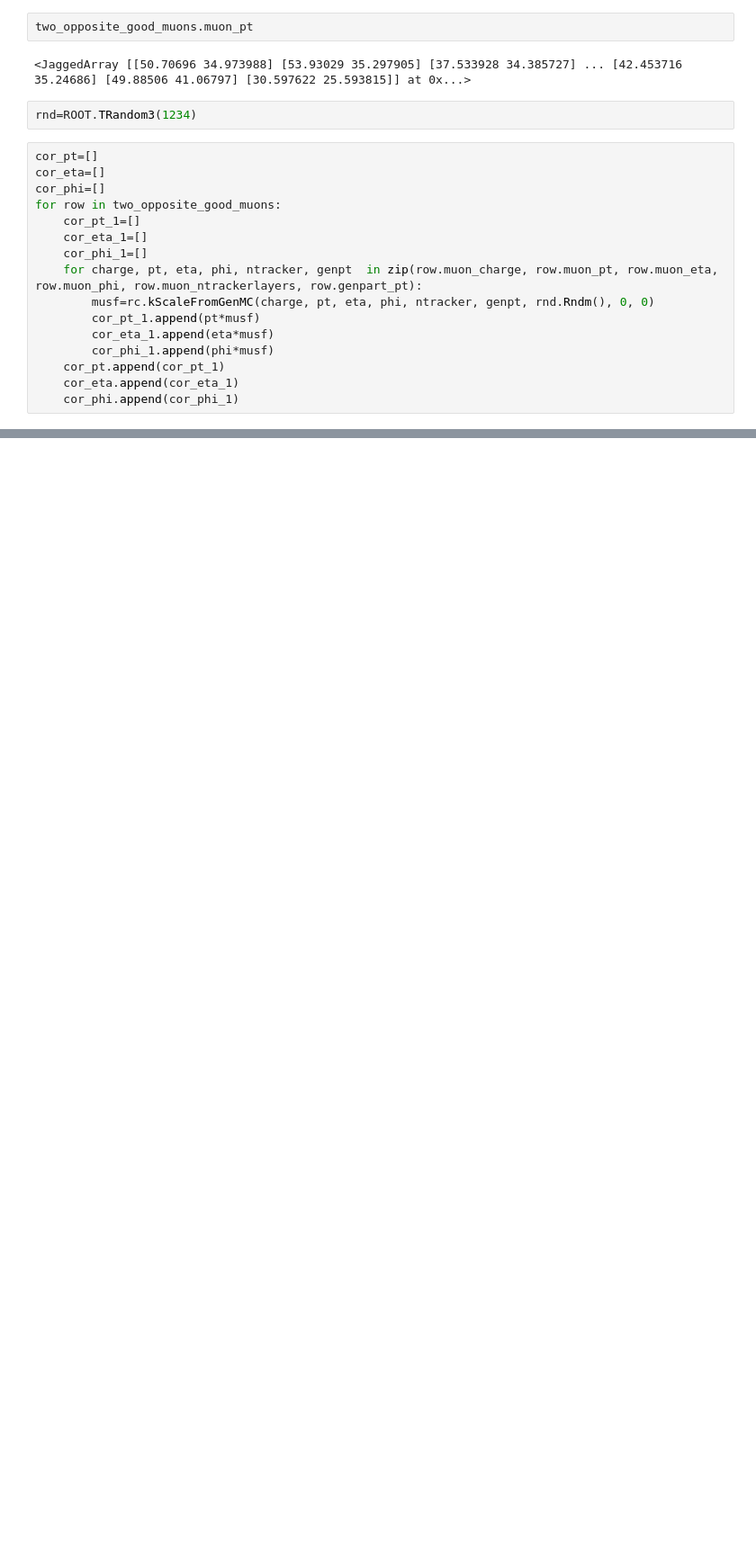
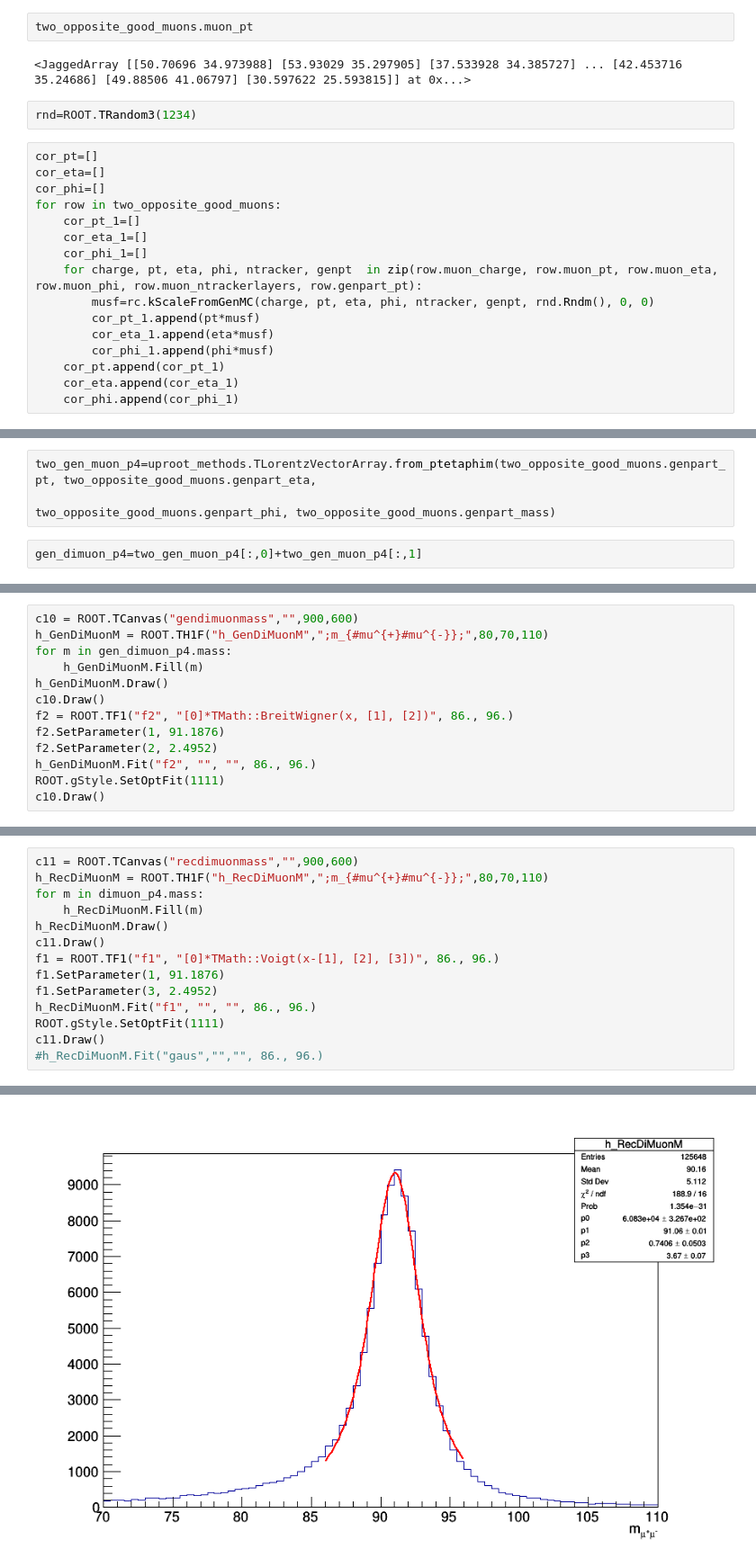
Before and after one commit to Taiantuia/MuonHATSatLPC2020, a Jupyter notebook: Exercise-2-Muon-momentum-scale-and-resolution-corrections.ipynb, the cells around one changed output, grey strips where cells are left out. Shown at 90% size. Cells and saved outputs as stored; diff of their text form; blank space fills up the shorter version.

```diff
--- a/Exercise-2-Muon-momentum-scale-and-resolution-corrections.ipynb
+++ b/Exercise-2-Muon-momentum-scale-and-resolution-corrections.ipynb
@@ -424,0 +443,5 @@ ak.fromiter(cor_pt)
+# %%
+two_gen_muon_p4=uproot_methods.TLorentzVectorArray.from_ptetaphim(two_opposite_good_muons.genpart_pt, two_opposite_good_muons.genpart_eta,
+                                                                  two_opposite_good_muons.genpart_phi, two_opposite_good_muons.genpart_mass)
+# %%
+gen_dimuon_p4=two_gen_muon_p4[:,0]+two_gen_muon_p4[:,1]
@@ -424,0 +463,13 @@ ak.fromiter(cor_pt)
+# %%
+c10 = ROOT.TCanvas("gendimuonmass","",900,600)
+h_GenDiMuonM = ROOT.TH1F("h_GenDiMuonM",";m_{#mu^{+}#mu^{-}};",80,70,110)
+for m in gen_dimuon_p4.mass:
+    h_GenDiMuonM.Fill(m)
+h_GenDiMuonM.Draw()
+c10.Draw()
+f2 = ROOT.TF1("f2", "[0]*TMath::BreitWigner(x, [1], [2])", 86., 96.)
+f2.SetParameter(1, 91.1876)
+f2.SetParameter(2, 2.4952)
+h_GenDiMuonM.Fit("f2", "", "", 86., 96.)
+ROOT.gStyle.SetOptFit(1111)
+c10.Draw()
@@ -424,0 +487,15 @@ ak.fromiter(cor_pt)
+# %%
+c11 = ROOT.TCanvas("recdimuonmass","",900,600)
+h_RecDiMuonM = ROOT.TH1F("h_RecDiMuonM",";m_{#mu^{+}#mu^{-}};",80,70,110)
+for m in dimuon_p4.mass:
+    h_RecDiMuonM.Fill(m)
+h_RecDiMuonM.Draw()
+c11.Draw()
+f1 = ROOT.TF1("f1", "[0]*TMath::Voigt(x-[1], [2], [3])", 86., 96.)
+f1.SetParameter(1, 91.1876)
+f1.SetParameter(3, 2.4952)
+h_RecDiMuonM.Fit("f1", "", "", 86., 96.)
+ROOT.gStyle.SetOptFit(1111)
+c11.Draw()
+#h_RecDiMuonM.Fit("gaus","","", 86., 96.)
+# %% [output]
@@ -424,0 +512 @@ ak.fromiter(cor_pt)
+[figure, added]
```
Also changed, not shown: parts of 40 cells of this notebook.
